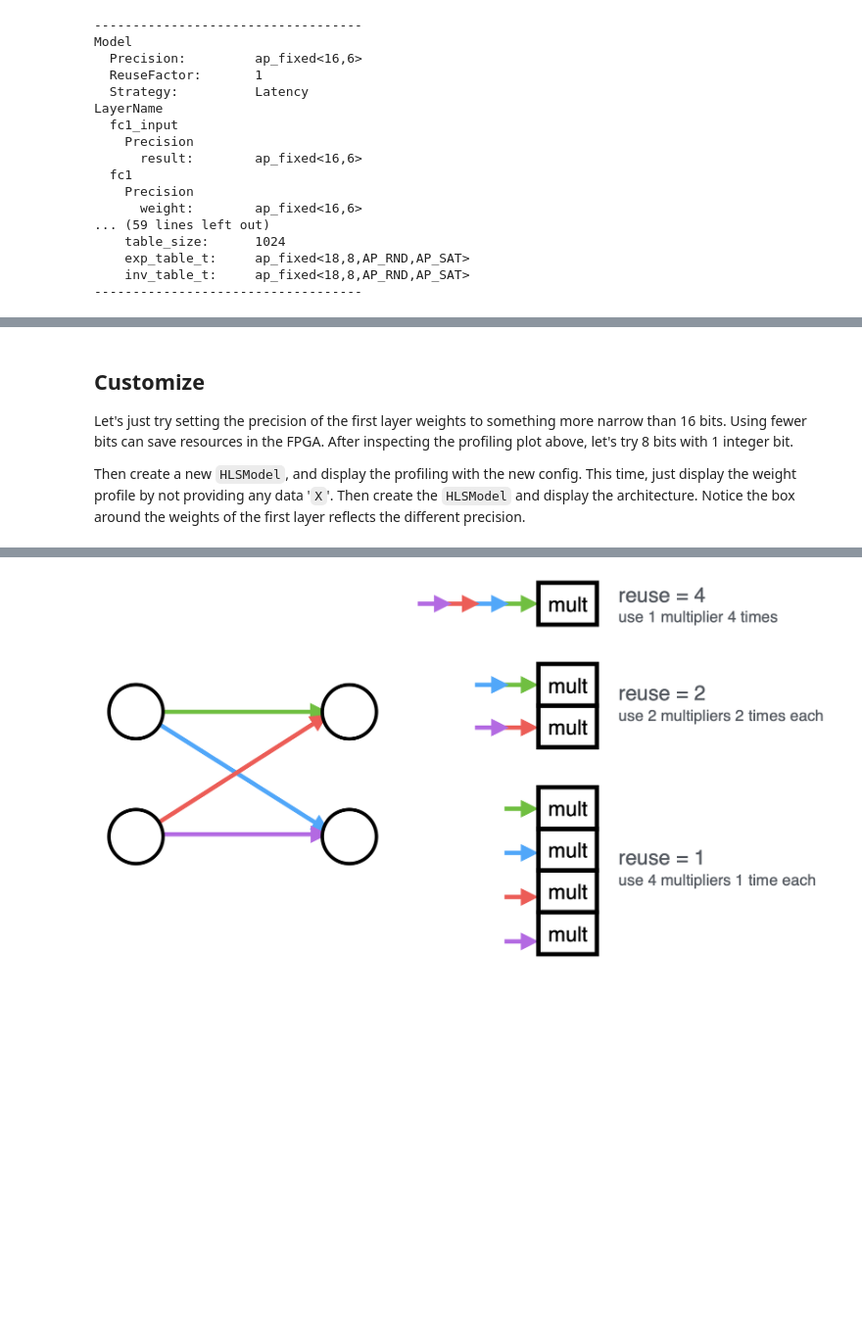
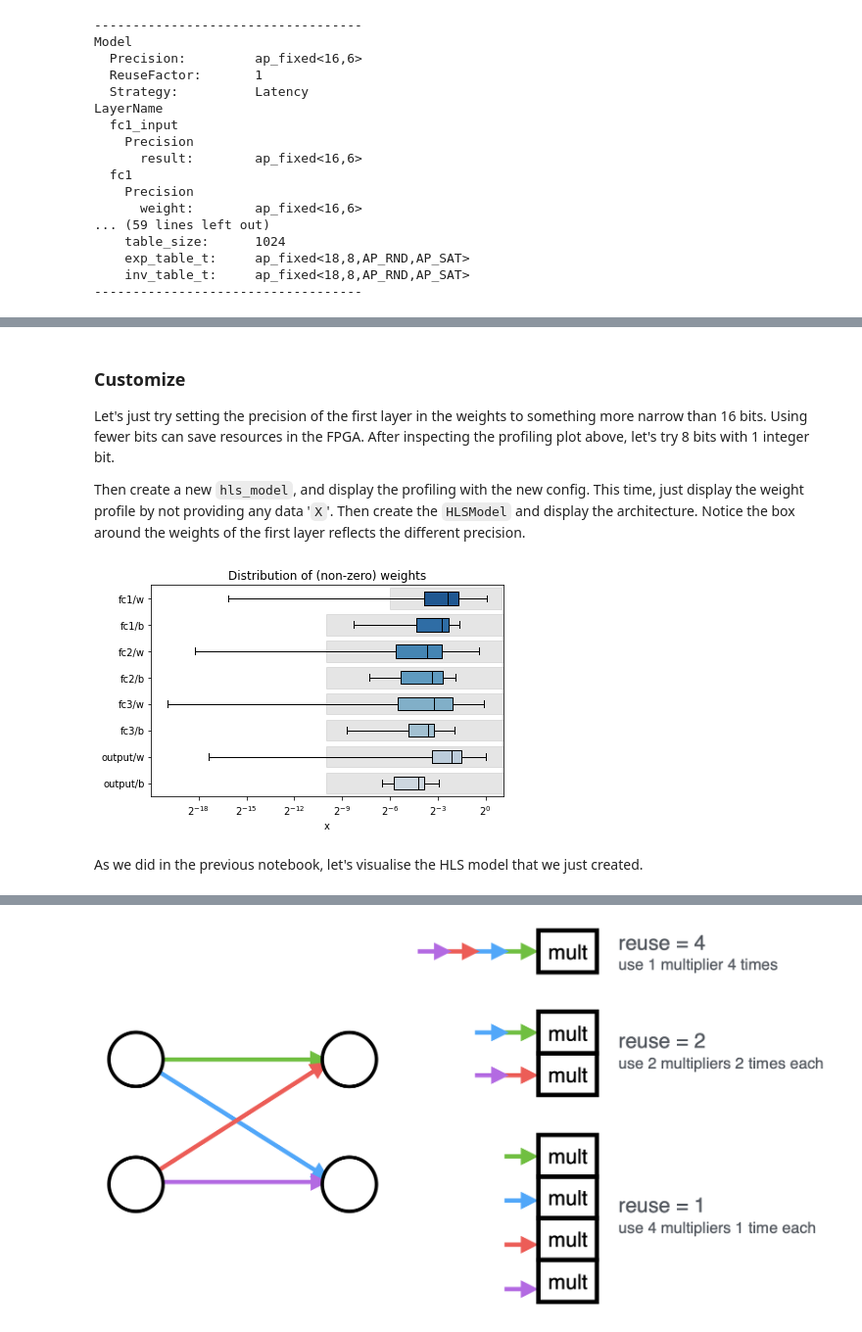
Before and after one commit to fastmachinelearning/hls4ml-tutorial, a Jupyter notebook: part2_advanced_config.ipynb, the cells around one changed output, grey strips where cells are left out. Shown at 98% size. Saved outputs shown, nothing was run; the diff lists cells and outputs as text; code cells hidden in the pictures; blank space fills up the shorter version.

Commit message:
[part1,part2] Cosmetics

```diff
--- a/part2_advanced_config.ipynb
+++ b/part2_advanced_config.ipynb
@@ -117,7 +137,8 @@ Profiling activations
 [figure]
 [figure]
 # %% [markdown]
-## Customize
-Let's just try setting the precision of the first layer weights to something more narrow than 16 bits. Using fewer bits can save resources in the FPGA. After inspecting the profiling plot above, let's try 8 bits with 1 integer bit.
+### Customize
 
-Then create a new `HLSModel`, and display the profiling with the new config. This time, just display the weight profile by not providing any data '`X`'. Then create the `HLSModel` and display the architecture. Notice the box around the weights of the first layer reflects the different precision.
+Let's just try setting the precision of the first layer in the weights to something more narrow than 16 bits. Using fewer bits can save resources in the FPGA. After inspecting the profiling plot above, let's try 8 bits with 1 integer bit.
+
+Then create a new `hls_model`, and display the profiling with the new config. This time, just display the weight profile by not providing any data '`X`'. Then create the `HLSModel` and display the architecture. Notice the box around the weights of the first layer reflects the different precision.
@@ -131,0 +145,17 @@ hls4ml.utils.plot_model(hls_model, show_shapes=True, show_precision=True, to_fil
+# %%
+# Fine tune the precision of the weights in the first layer
+config['LayerName']['fc1']['Precision']['weight'] = 'ap_fixed<8,2>'
+
+# Create an HLS model from the Keras model and the updated hls4ml configuration dictionary
+hls_model = hls4ml.converters.convert_from_keras_model(model,
+                                                       hls_config=config,
+                                                       output_dir='model_1/hls4ml_prj_2',
+                                                       #fpga_part='xczu7ev-ffvc1156-2-e') # ZCU106
+                                                       fpga_part='xczu3eg-sbva484-1-e') # Ultra96
+                                                       #fpga_part='xc7z007sclg225-1') # MiniZed
+# Run profiling (weights only, no X is provided)
+_ = hls4ml.model.profiling.numerical(model=model, hls_model=hls_model)
+# %% [output]
+[figure, added]
+# %% [markdown]
+As we did in the previous notebook, let's visualise the HLS model that we just created.
```
Also changed, not shown: parts of 31 cells of this notebook, 1 other file.
